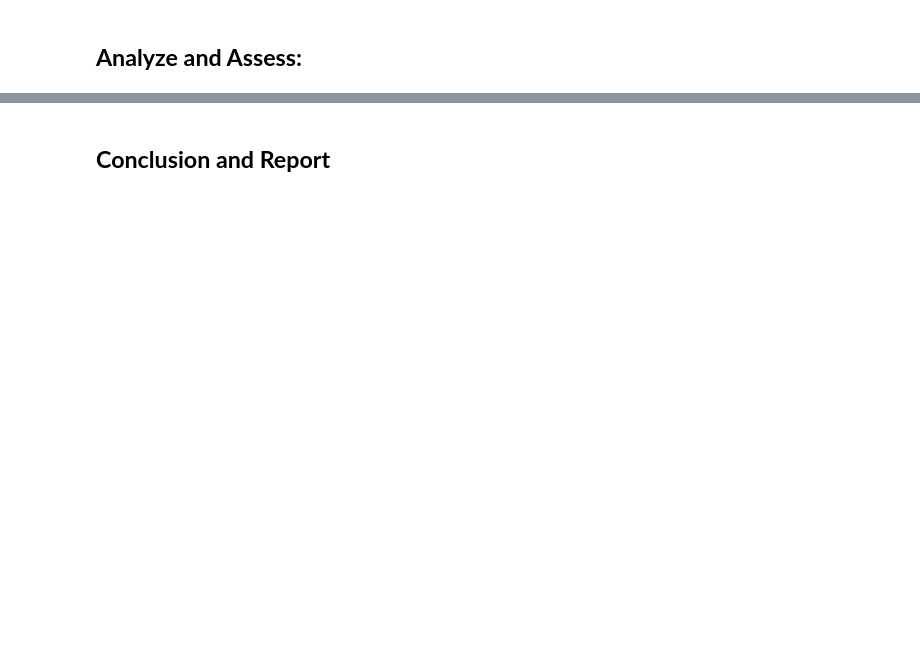
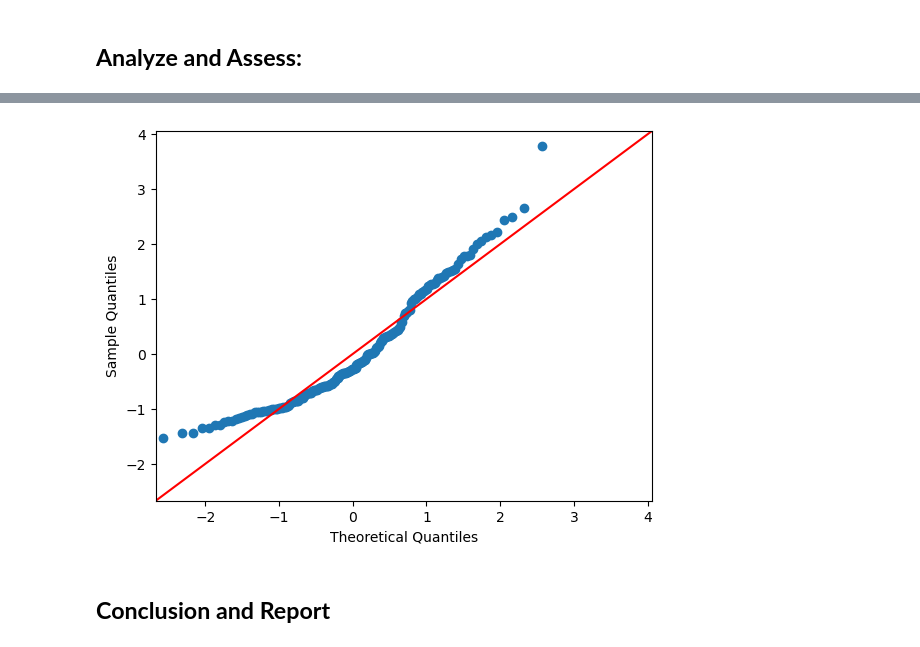
Before and after one commit to JustinTrenchcoat/MATH360_MA_3, a Jupyter notebook: MA3.ipynb, the cells around one changed output, grey strips where cells are left out. Cells and saved outputs as stored; diff of their text form; code cells hidden in the pictures; blank space fills up the shorter version.

```diff
--- a/MA3.ipynb
+++ b/MA3.ipynb
@@ -102,2 +139,14 @@ Notes:
+# %%
+## Errors are normally distributed
+
+## normal QQ plot
+
+## pull out residuals from the model fitting
+residuals = reg_1.resid
+
+sm.qqplot(residuals,fit=True, line="45")
+plt.show()
+# %% [output]
+[figure, added]
 # %% [markdown]
 ## **Conclusion and Report**
```
Also changed, not shown: parts of 3 cells of this notebook.
